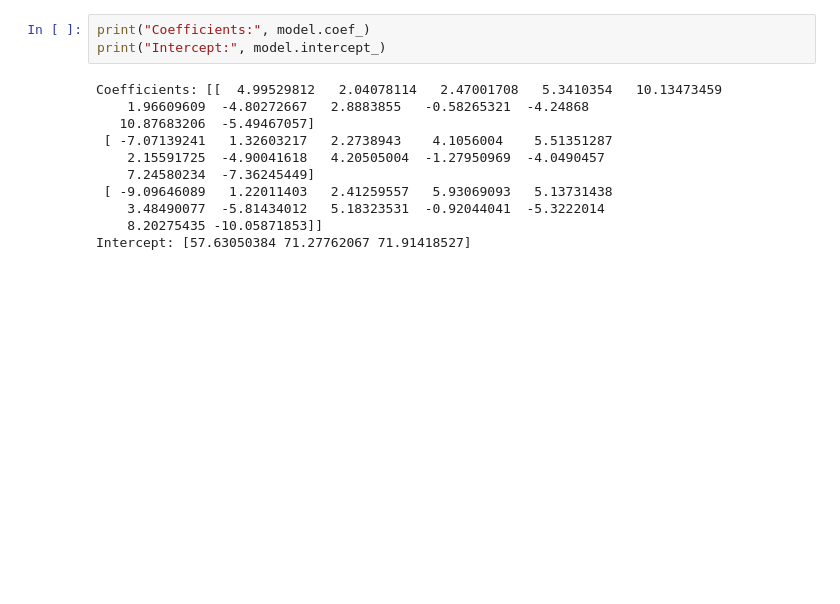
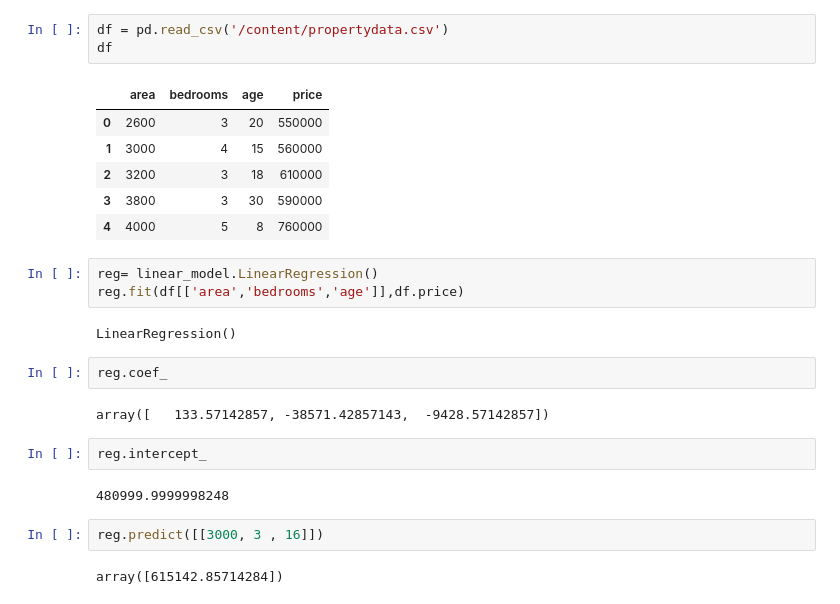
Before and after one commit to Haseeb479/Machine-learning-class, a Jupyter notebook: multipleregression.ipynb, the cells around one changed output. Saved outputs shown, nothing was run; the diff lists cells and outputs as text; blank space fills up the shorter version.

```diff
--- a/multipleregression.ipynb
+++ b/multipleregression.ipynb
@@ -19,14 +7,27 @@ y_pred = model.predict(X_test)
-# %%
-print("Coefficients:", model.coef_)
-print("Intercept:", model.intercept_)
-# %% [output]
-Coefficients: [[  4.99529812   2.04078114   2.47001708   5.3410354   10.13473459
-    1.96609609  -4.80272667   2.8883855   -0.58265321  -4.24868
-   10.87683206  -5.49467057]
- [ -7.07139241   1.32603217   2.2738943    4.1056004    5.51351287
-    2.15591725  -4.90041618   4.20505004  -1.27950969  -4.0490457
-    7.24580234  -7.36245449]
- [ -9.09646089   1.22011403   2.41259557   5.93069093   5.13731438
-    3.48490077  -5.81434012   5.18323531  -0.92044041  -5.3222014
-    8.20275435 -10.05871853]]
-Intercept: [57.63050384 71.27762067 71.91418527]
+# %%
+df = pd.read_csv('/content/propertydata.csv')
+df
+# %% [output]
+|  | area | bedrooms | age | price |
+| 0 | 2600 | 3 | 20 | 550000 |
+| 1 | 3000 | 4 | 15 | 560000 |
+| 2 | 3200 | 3 | 18 | 610000 |
+| 3 | 3800 | 3 | 30 | 590000 |
+| 4 | 4000 | 5 | 8 | 760000 |
+# %%
+reg= linear_model.LinearRegression()
+reg.fit(df[['area','bedrooms','age']],df.price)
+# %% [output]
+LinearRegression()
+# %%
+reg.coef_
+# %% [output]
+array([   133.57142857, -38571.42857143,  -9428.57142857])
+# %%
+reg.intercept_
+# %% [output]
+480999.9999998248
+# %%
+reg.predict([[3000, 3 , 16]])
+# %% [output]
+array([615142.85714284])
```
Also changed, not shown: parts of 2 cells of this notebook.
